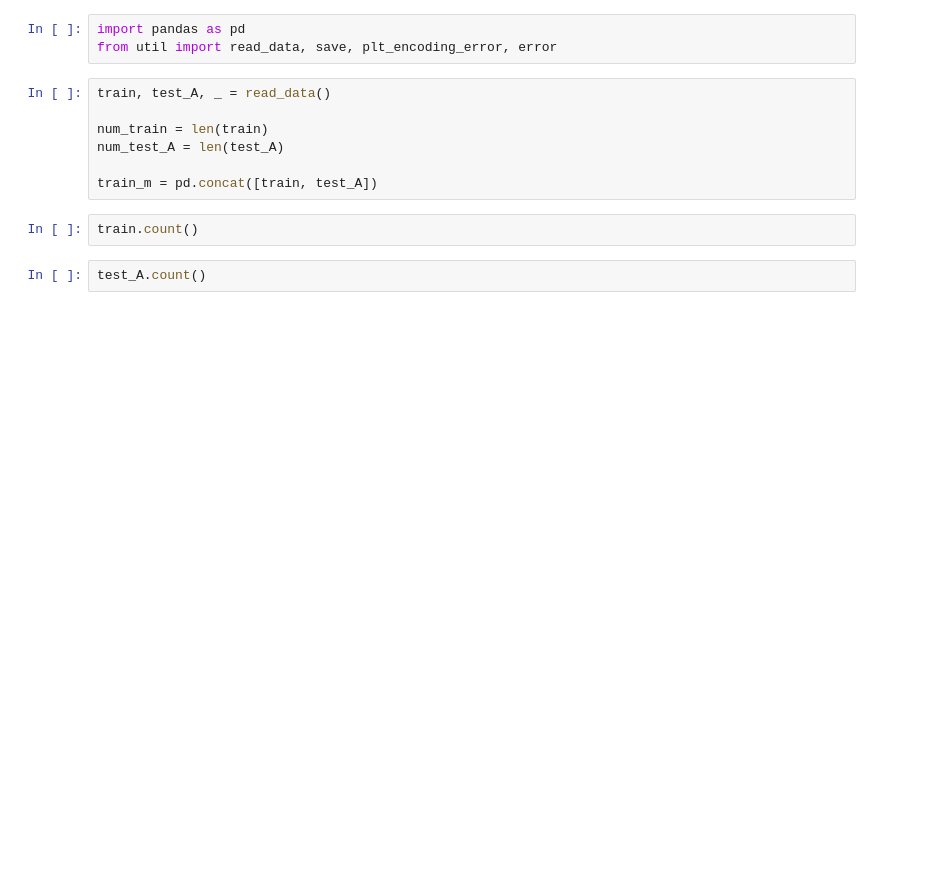
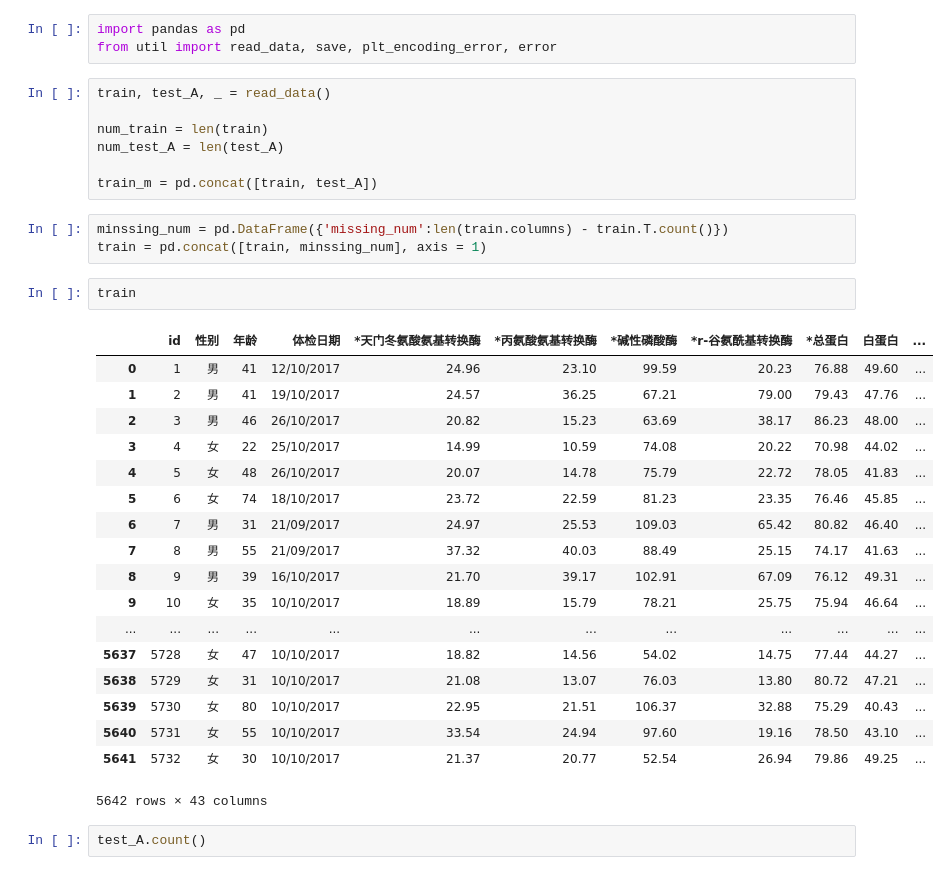
Before and after one commit to zhangtianle/Diabetes, a Jupyter notebook: tl/EDA.ipynb, the cells around one changed output. Cells and saved outputs as stored; diff of their text form; blank space fills up the shorter version.

```diff
--- a/tl/EDA.ipynb
+++ b/tl/EDA.ipynb
@@ -8,8 +8,30 @@ num_train = len(train)
 num_test_A = len(test_A)
 
 train_m = pd.concat([train, test_A])
+# %%
+minssing_num = pd.DataFrame({'missing_num':len(train.columns) - train.T.count()})
+train = pd.concat([train, minssing_num], axis = 1)
 # %%
-train.count()
+train
+# %% [output]
+|  | id | 性别 | 年龄 | 体检日期 | *天门冬氨酸氨基转换酶 | *丙氨酸氨基转换酶 | *碱性磷酸酶 | *r-谷氨酰基转换酶 | *总蛋白 | 白蛋白 | ... |
+| 0 | 1 | 男 | 41 | 12/10/2017 | 24.96 | 23.10 | 99.59 | 20.23 | 76.88 | 49.60 | ... |
+| 1 | 2 | 男 | 41 | 19/10/2017 | 24.57 | 36.25 | 67.21 | 79.00 | 79.43 | 47.76 | ... |
+| 2 | 3 | 男 | 46 | 26/10/2017 | 20.82 | 15.23 | 63.69 | 38.17 | 86.23 | 48.00 | ... |
+| 3 | 4 | 女 | 22 | 25/10/2017 | 14.99 | 10.59 | 74.08 | 20.22 | 70.98 | 44.02 | ... |
+| 4 | 5 | 女 | 48 | 26/10/2017 | 20.07 | 14.78 | 75.79 | 22.72 | 78.05 | 41.83 | ... |
+| 5 | 6 | 女 | 74 | 18/10/2017 | 23.72 | 22.59 | 81.23 | 23.35 | 76.46 | 45.85 | ... |
+| 6 | 7 | 男 | 31 | 21/09/2017 | 24.97 | 25.53 | 109.03 | 65.42 | 80.82 | 46.40 | ... |
+| 7 | 8 | 男 | 55 | 21/09/2017 | 37.32 | 40.03 | 88.49 | 25.15 | 74.17 | 41.63 | ... |
+| 8 | 9 | 男 | 39 | 16/10/2017 | 21.70 | 39.17 | 102.91 | 67.09 | 76.12 | 49.31 | ... |
+| 9 | 10 | 女 | 35 | 10/10/2017 | 18.89 | 15.79 | 78.21 | 25.75 | 75.94 | 46.64 | ... |
+| ... | ... | ... | ... | ... | ... | ... | ... | ... | ... | ... | ... |
+| 5637 | 5728 | 女 | 47 | 10/10/2017 | 18.82 | 14.56 | 54.02 | 14.75 | 77.44 | 44.27 | ... |
+| 5638 | 5729 | 女 | 31 | 10/10/2017 | 21.08 | 13.07 | 76.03 | 13.80 | 80.72 | 47.21 | ... |
+| 5639 | 5730 | 女 | 80 | 10/10/2017 | 22.95 | 21.51 | 106.37 | 32.88 | 75.29 | 40.43 | ... |
+| 5640 | 5731 | 女 | 55 | 10/10/2017 | 33.54 | 24.94 | 97.60 | 19.16 | 78.50 | 43.10 | ... |
+| 5641 | 5732 | 女 | 30 | 10/10/2017 | 21.37 | 20.77 | 52.54 | 26.94 | 79.86 | 49.25 | ... |
+5642 rows × 43 columns
 # %%
 test_A.count()
 # %%
```
Also changed, not shown: parts of 1 cell of this notebook, 4 other files.
